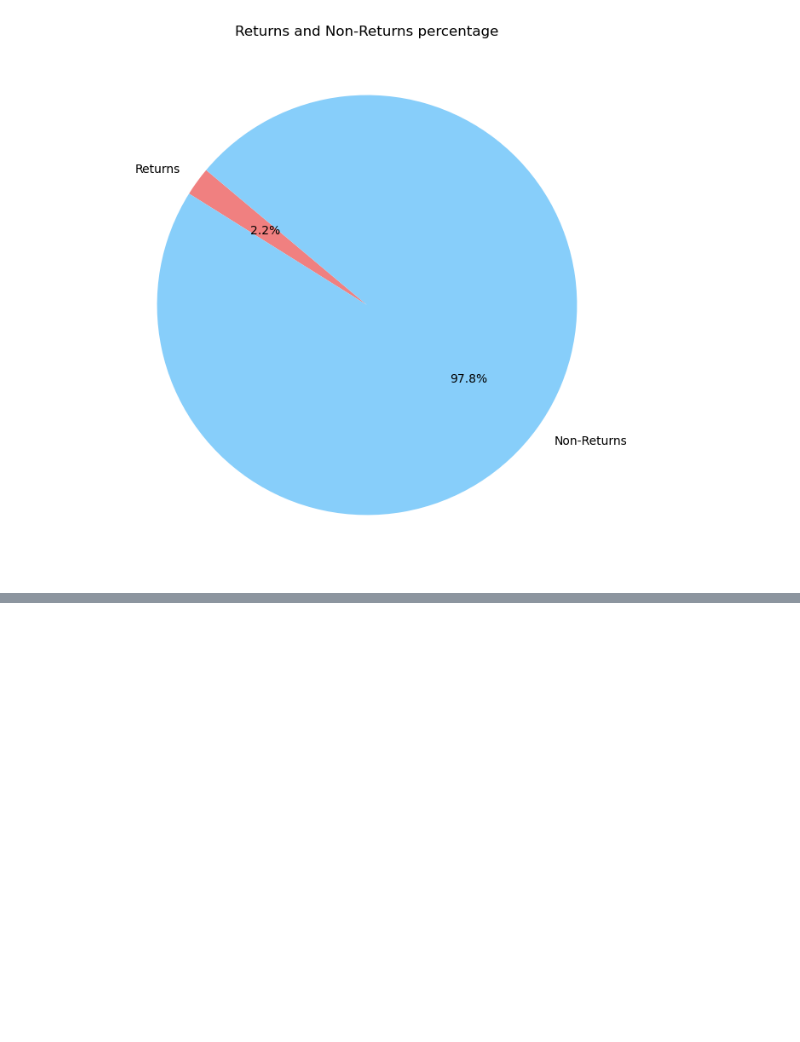
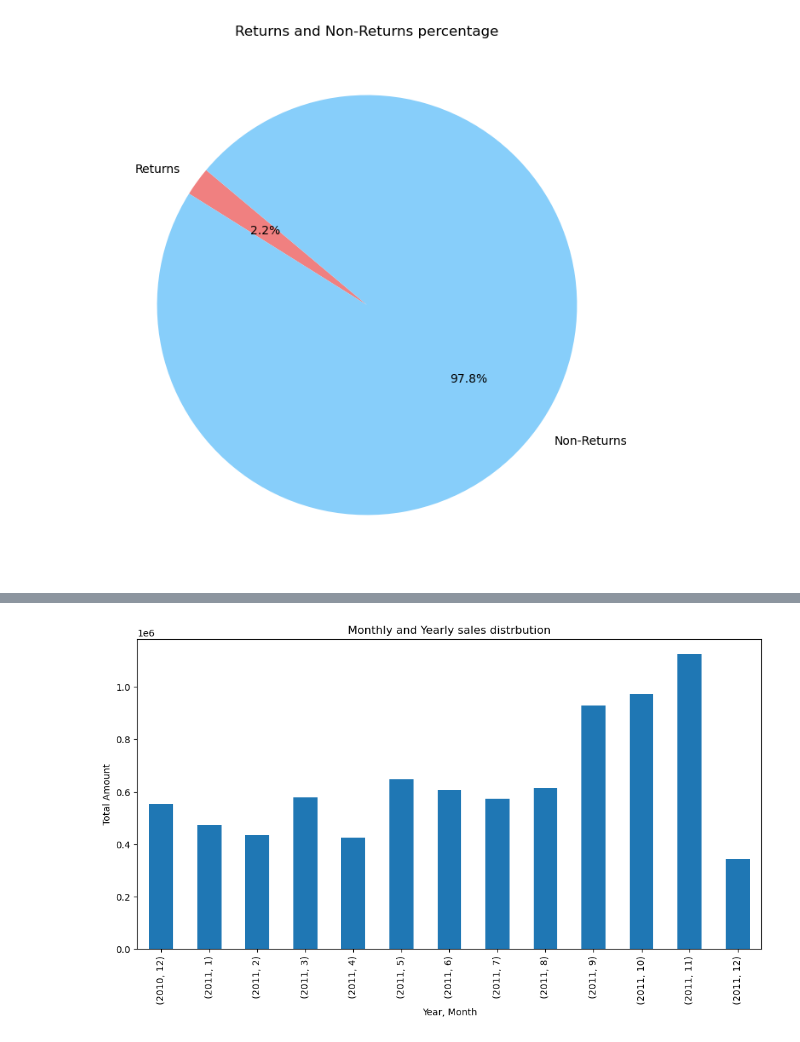
Before and after one commit to Eufanzky/DataScience-Courses-Projects, a Jupyter notebook: np_pd_plt/example.ipynb, the cells around one changed output, grey strips where cells are left out. Cells and saved outputs as stored; diff of their text form; code cells hidden in the pictures; blank space fills up the shorter version.

```diff
--- a/np_pd_plt/example.ipynb
+++ b/np_pd_plt/example.ipynb
@@ -246,3 +246,17 @@ plt.title('Returns and Non-Returns percentage')
 plt.show()
 # %% [output]
 [figure]
+# %%
+# Create a categorical column based on the total amount of the transaction (example: low, medium, high)
+def categorize_total_amount(amount):
+    if amount < 20:
+        return 'Low'
+    elif 20 <= amount < 500:
+        return 'Medium'
+    else:
+        return 'High'
+
+data_cleaned['AmountCategory'] = data_cleaned['TotalAmount'].apply(categorize_total_amount)
+
+#Show the first 5 rows of the dataset
+print(data_cleaned.head())
@@ -248,0 +284,9 @@ plt.show()
+# %%
+plt.figure(figsize=(12,6))
+data_cleaned.groupby(['Year', 'Month'])['TotalAmount'].sum().plot(kind='bar')
+plt.title('Monthly and Yearly sales distrbution')
+plt.xlabel('Year, Month')
+plt.ylabel('Total Amount')
+plt.show()
+# %% [output]
+[figure, added]
```
Also changed, not shown: parts of 3 cells of this notebook, 2 other files.
